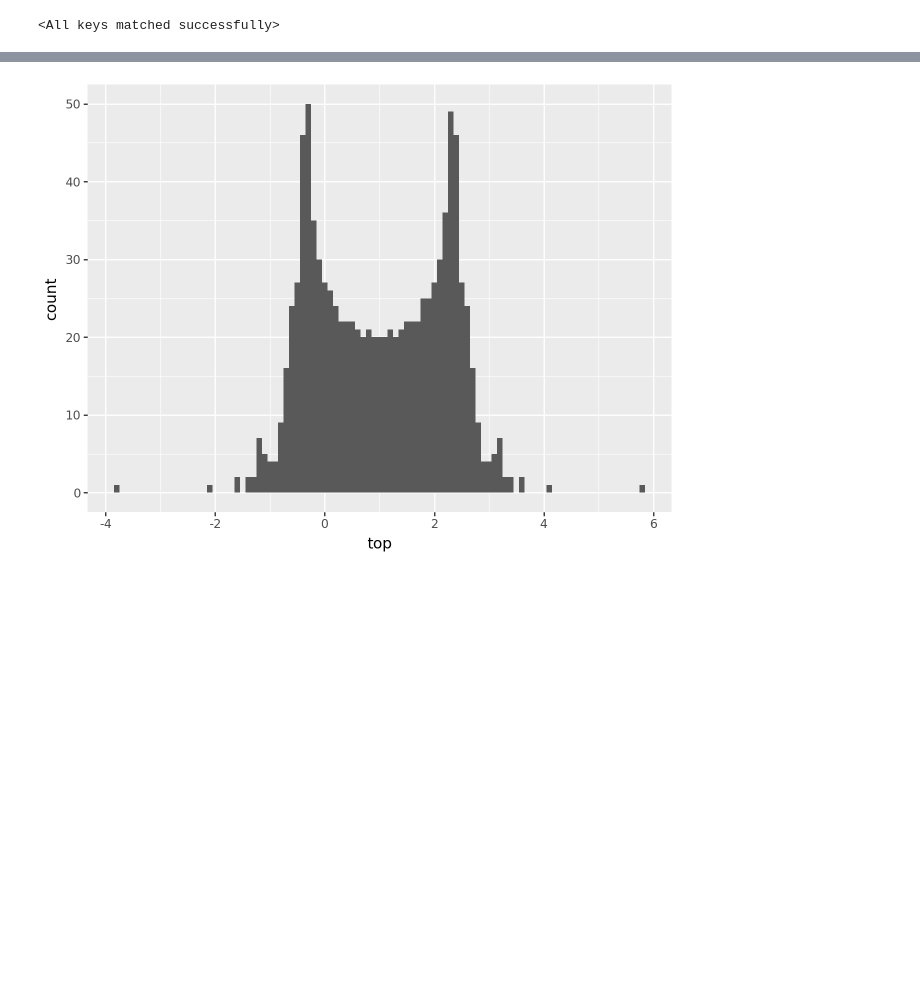
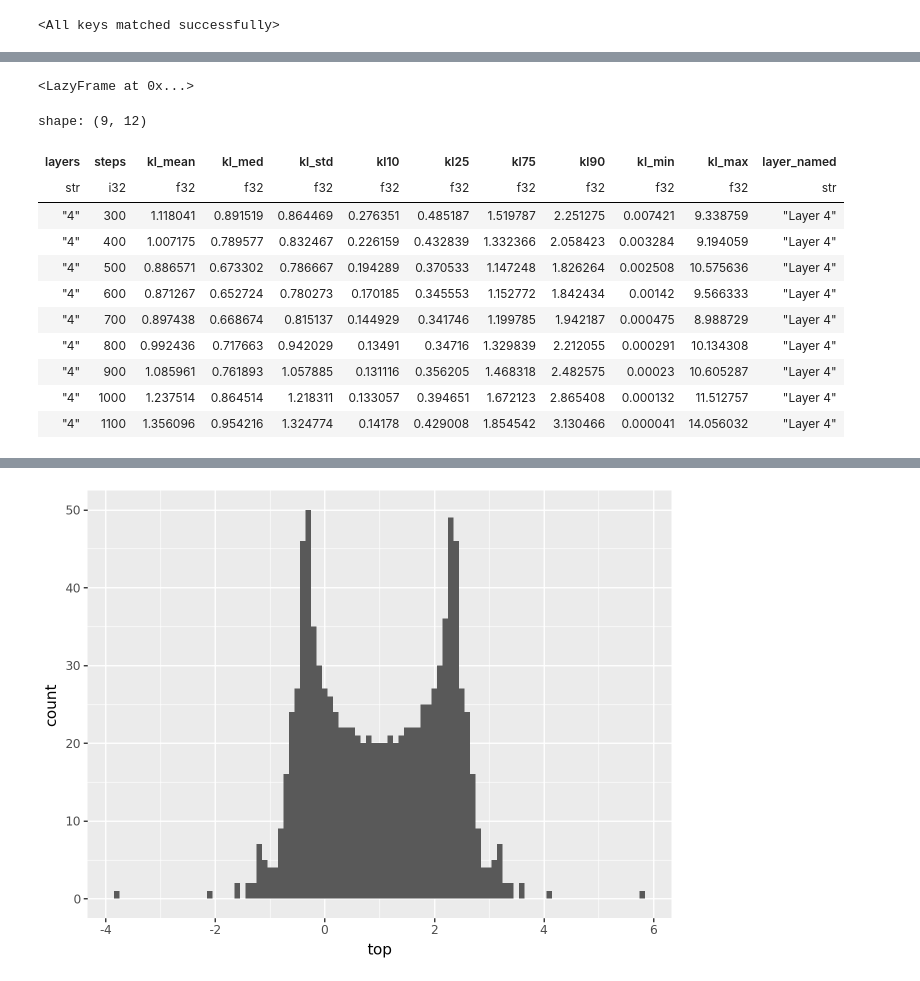
Before and after one commit to dashstander/ngram-markov, a Jupyter notebook: spectral.ipynb, the cells around one changed output, grey strips where cells are left out. Saved outputs shown, nothing was run; the diff lists cells and outputs as text; code cells hidden in the pictures; blank space fills up the shorter version.

```diff
--- a/spectral.ipynb
+++ b/spectral.ipynb
@@ -442,0 +485,4 @@ def get_batch(split):
+# %%
+ngram_data4[2]
+# %% [output]
+<LazyFrame at 0x...>
@@ -442,0 +508,15 @@ def get_batch(split):
+# %%
+df.filter(pl.col('layers').eq('4') & pl.col('kl_med').lt(1.)) .sort('steps')
+# %% [output]
+shape: (9, 12)
+| layers | steps | kl_mean | kl_med | kl_std | kl10 | kl25 | kl75 | kl90 | kl_min | kl_max | layer_named |
+| str | i32 | f32 | f32 | f32 | f32 | f32 | f32 | f32 | f32 | f32 | str |
+| "4" | 300 | 1.118041 | 0.891519 | 0.864469 | 0.276351 | 0.485187 | 1.519787 | 2.251275 | 0.007421 | 9.338759 | "Layer 4" |
+| "4" | 400 | 1.007175 | 0.789577 | 0.832467 | 0.226159 | 0.432839 | 1.332366 | 2.058423 | 0.003284 | 9.194059 | "Layer 4" |
+| "4" | 500 | 0.886571 | 0.673302 | 0.786667 | 0.194289 | 0.370533 | 1.147248 | 1.826264 | 0.002508 | 10.575636 | "Layer 4" |
+| "4" | 600 | 0.871267 | 0.652724 | 0.780273 | 0.170185 | 0.345553 | 1.152772 | 1.842434 | 0.00142 | 9.566333 | "Layer 4" |
+| "4" | 700 | 0.897438 | 0.668674 | 0.815137 | 0.144929 | 0.341746 | 1.199785 | 1.942187 | 0.000475 | 8.988729 | "Layer 4" |
+| "4" | 800 | 0.992436 | 0.717663 | 0.942029 | 0.13491 | 0.34716 | 1.329839 | 2.212055 | 0.000291 | 10.134308 | "Layer 4" |
+| "4" | 900 | 1.085961 | 0.761893 | 1.057885 | 0.131116 | 0.356205 | 1.468318 | 2.482575 | 0.00023 | 10.605287 | "Layer 4" |
+| "4" | 1000 | 1.237514 | 0.864514 | 1.218311 | 0.133057 | 0.394651 | 1.672123 | 2.865408 | 0.000132 | 11.512757 | "Layer 4" |
+| "4" | 1100 | 1.356096 | 0.954216 | 1.324774 | 0.14178 | 0.429008 | 1.854542 | 3.130466 | 0.000041 | 14.056032 | "Layer 4" |
```
Also changed, not shown: parts of 22 cells of this notebook, 3 other files.
